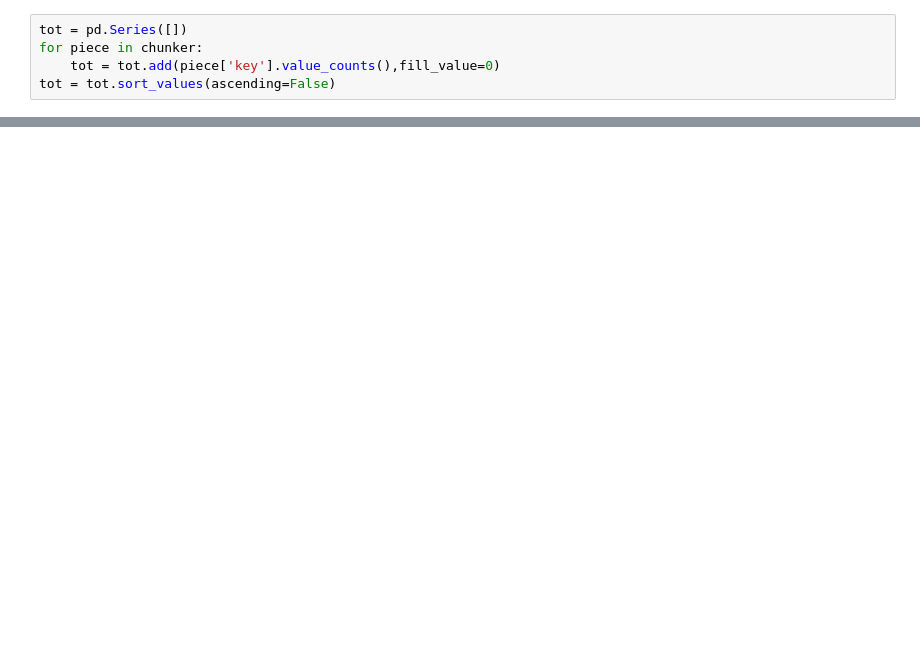
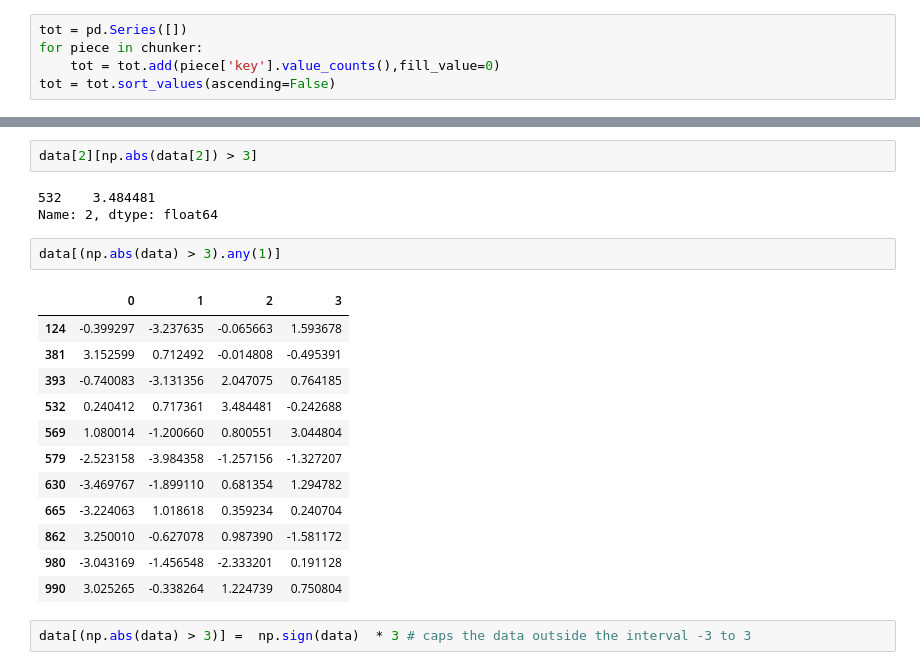
Before and after one commit to asbharath/MachineLearning, a Jupyter notebook: Data Analysis - Python/Intro .ipynb, the cells around one changed output, grey strips where cells are left out. Cells and saved outputs as stored; diff of their text form; blank space fills up the shorter version.

```diff
--- a/Data Analysis - Python/Intro .ipynb
+++ b/Data Analysis - Python/Intro .ipynb
@@ -1513,0 +2144,22 @@ Series([], dtype: float64)
+# %%
+data[2][np.abs(data[2]) > 3]
+# %% [output]
+532    3.484481
+Name: 2, dtype: float64
+# %%
+data[(np.abs(data) > 3).any(1)]
+# %% [output]
+|  | 0 | 1 | 2 | 3 |
+| 124 | -0.399297 | -3.237635 | -0.065663 | 1.593678 |
+| 381 | 3.152599 | 0.712492 | -0.014808 | -0.495391 |
+| 393 | -0.740083 | -3.131356 | 2.047075 | 0.764185 |
+| 532 | 0.240412 | 0.717361 | 3.484481 | -0.242688 |
+| 569 | 1.080014 | -1.200660 | 0.800551 | 3.044804 |
+| 579 | -2.523158 | -3.984358 | -1.257156 | -1.327207 |
+| 630 | -3.469767 | -1.899110 | 0.681354 | 1.294782 |
+| 665 | -3.224063 | 1.018618 | 0.359234 | 0.240704 |
+| 862 | 3.250010 | -0.627078 | 0.987390 | -1.581172 |
+| 980 | -3.043169 | -1.456548 | -2.333201 | 0.191128 |
+| 990 | 3.025265 | -0.338264 | 1.224739 | 0.750804 |
+# %%
+data[(np.abs(data) > 3)] =  np.sign(data)  * 3 # caps the data outside the interval -3 to 3
```
Also changed, not shown: parts of 190 cells of this notebook, 3 other files.
